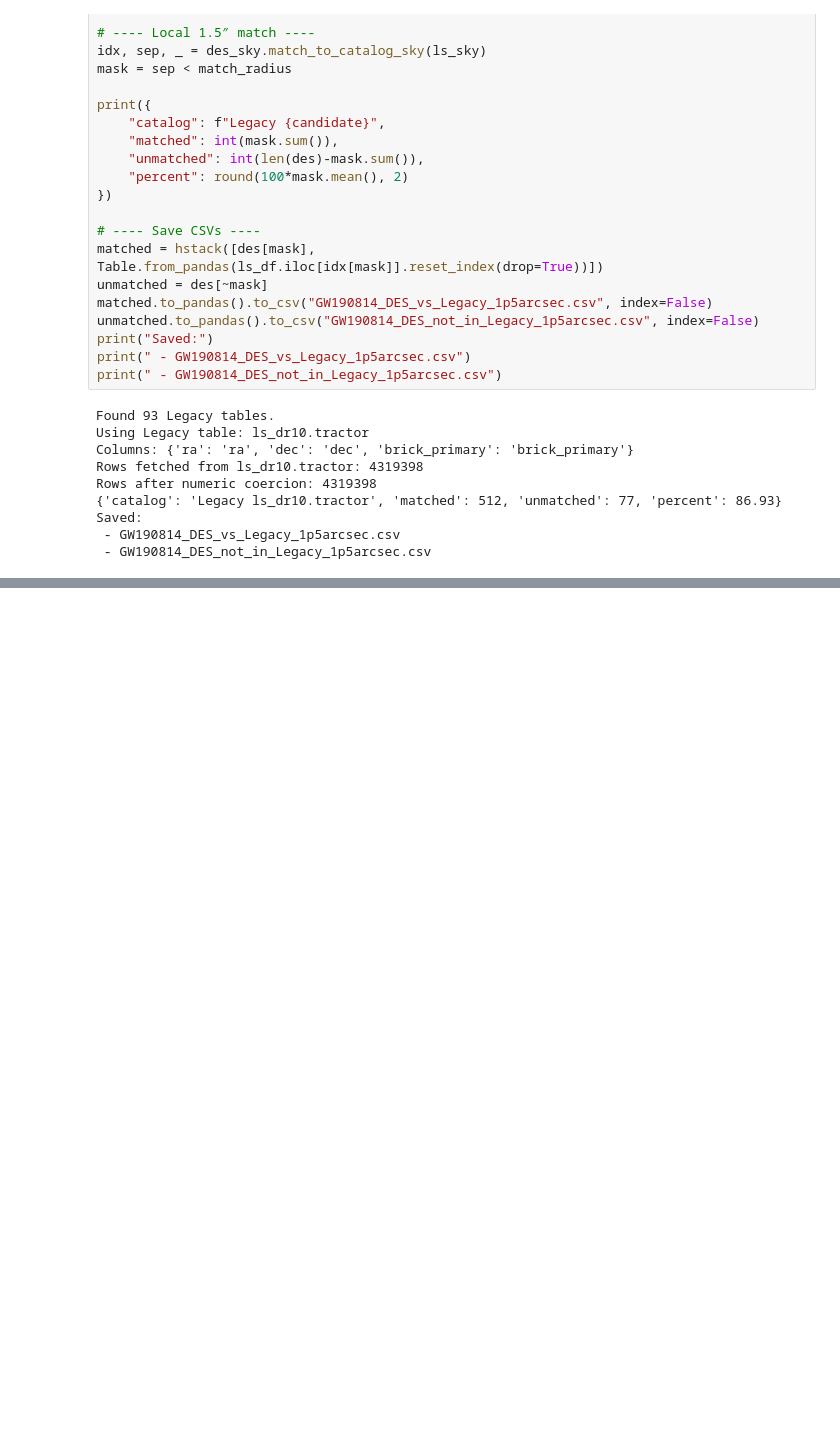
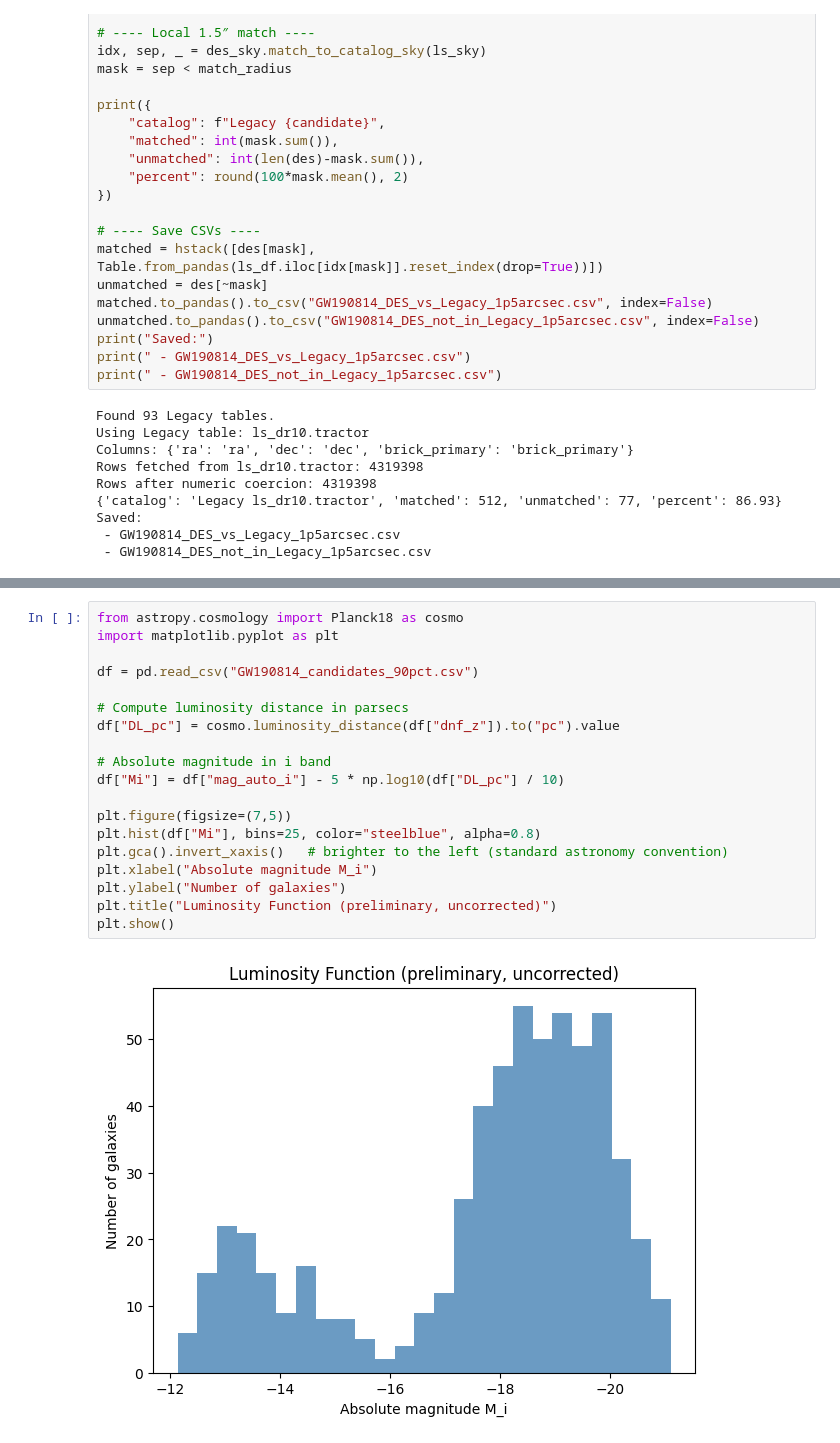
Before and after one commit to saatour/GW170817, a Jupyter notebook: Cross matching with galaxy surveys 06112025.ipynb, the cells around one changed output, grey strips where cells are left out. Saved outputs shown, nothing was run; the diff lists cells and outputs as text; blank space fills up the shorter version.

```diff
--- a/Cross matching with galaxy surveys 06112025.ipynb
+++ b/Cross matching with galaxy surveys 06112025.ipynb
@@ -1059,0 +1131,21 @@ Saved:
+# %%
+from astropy.cosmology import Planck18 as cosmo
+import matplotlib.pyplot as plt
+
+df = pd.read_csv("GW190814_candidates_90pct.csv")
+
+# Compute luminosity distance in parsecs
+df["DL_pc"] = cosmo.luminosity_distance(df["dnf_z"]).to("pc").value
+
+# Absolute magnitude in i band
+df["Mi"] = df["mag_auto_i"] - 5 * np.log10(df["DL_pc"] / 10)
+
+plt.figure(figsize=(7,5))
+plt.hist(df["Mi"], bins=25, color="steelblue", alpha=0.8)
+plt.gca().invert_xaxis()   # brighter to the left (standard astronomy convention)
+plt.xlabel("Absolute magnitude M_i")
+plt.ylabel("Number of galaxies")
+plt.title("Luminosity Function (preliminary, uncorrected)")
+plt.show()
+# %% [output]
+[figure, added]
```
Also changed, not shown: parts of 11 cells of this notebook.
